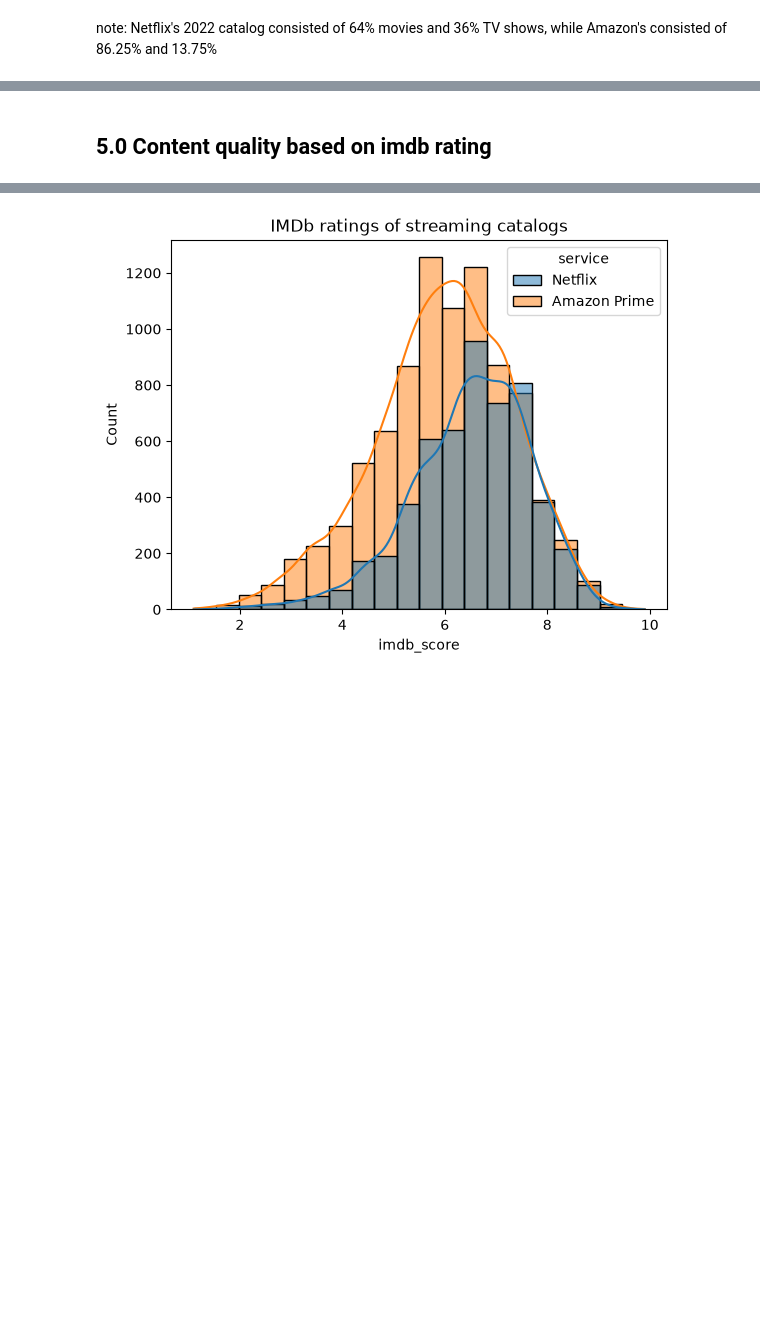
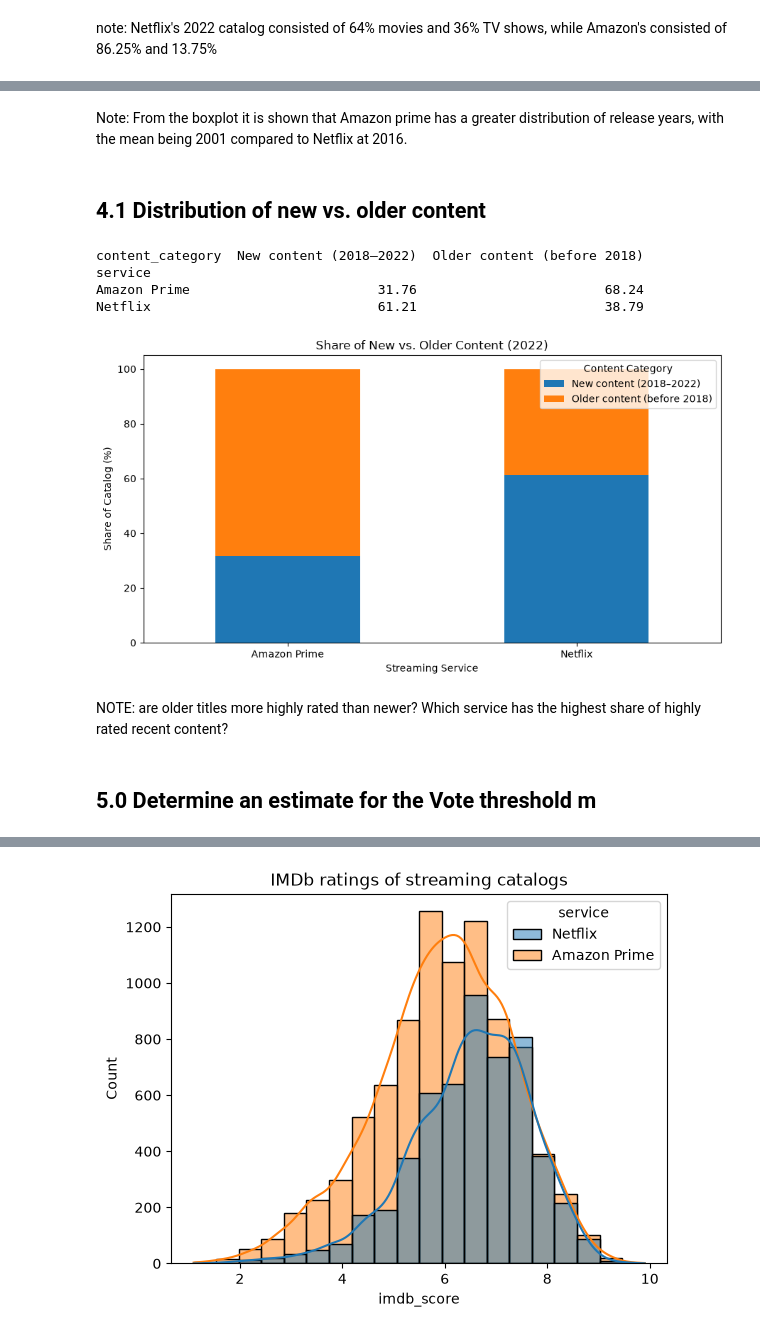
Before and after one commit to DianaAleks/streaming-services-enshittification-study, a Jupyter notebook: notebooks/2022_analysis.ipynb, the cells around one changed output, grey strips where cells are left out. Drawn from its saved outputs; the diff is of its cells as text; code cells hidden in the pictures; blank space fills up the shorter version.

```diff
--- a/notebooks/2022_analysis.ipynb
+++ b/notebooks/2022_analysis.ipynb
@@ -187,2 +254,52 @@ Name: release_year, dtype: float64
+# %% [markdown]
+Note: From the boxplot it is shown that Amazon prime has a greater distribution of release years, with the mean being 2001 compared to Netflix at 2016.
+# %% [markdown]
+## 4.1 Distribution of new vs. older content
+# %%
+catalog["release_year"] = pd.to_numeric(
+    catalog["release_year"], errors="coerce"
+)
+
+catalog["content_category"] = np.select(
+    [
+        catalog["release_year"].between(2018, 2022),
+        catalog["release_year"] < 2018
+    ],
+    [
+        "New content (2018–2022)",
+        "Older content (before 2018)"
+    ],
+    default=None
+)
+content_share = pd.crosstab(
+    catalog["service"],
+    catalog["content_category"],
+    normalize="index"
+) * 100
+
+print(content_share.round(2))
+
+content_share.plot(
+    kind="bar",
+    stacked=True,
+    figsize=(9, 5)
+)
+
+plt.title("Share of New vs. Older Content (2022)")
+plt.xlabel("Streaming Service")
+plt.ylabel("Share of Catalog (%)")
+plt.legend(title="Content Category")
+plt.xticks(rotation=0)
+plt.tight_layout()
+plt.show()
+# %% [output]
+content_category  New content (2018–2022)  Older content (before 2018)
+service
+Amazon Prime                        31.76                        68.24
+Netflix                             61.21                        38.79
+[figure, added]
+# %% [markdown]
+NOTE: are older titles more highly rated than newer?
+Which service has the highest share of highly rated recent content?
 # %% [markdown]
-## 5.0 Content quality based on imdb rating
+## 5.0 Determine an estimate for the Vote threshold m
```
Also changed, not shown: parts of 47 cells of this notebook, 1 other file.
